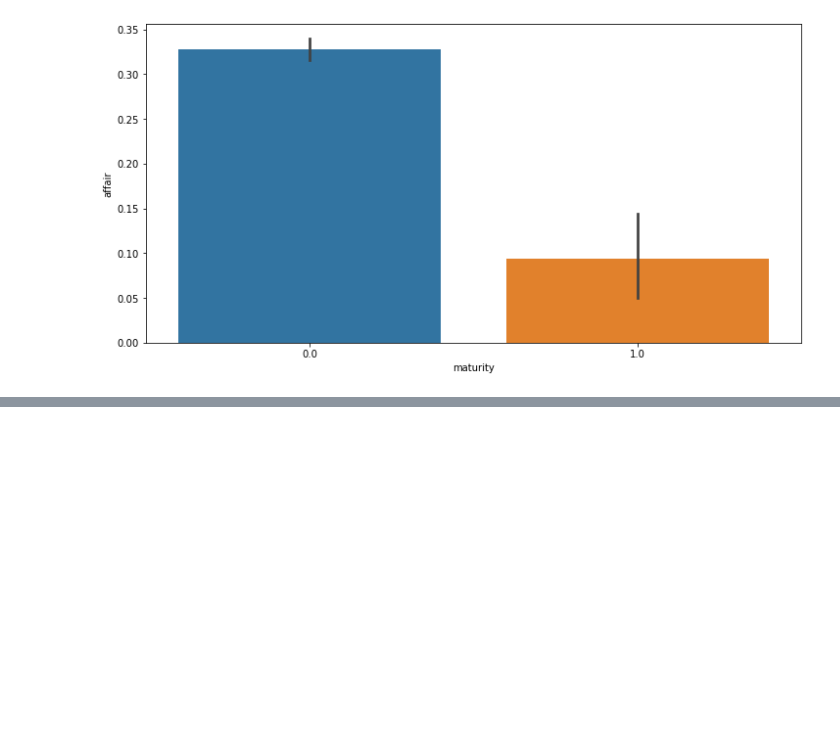
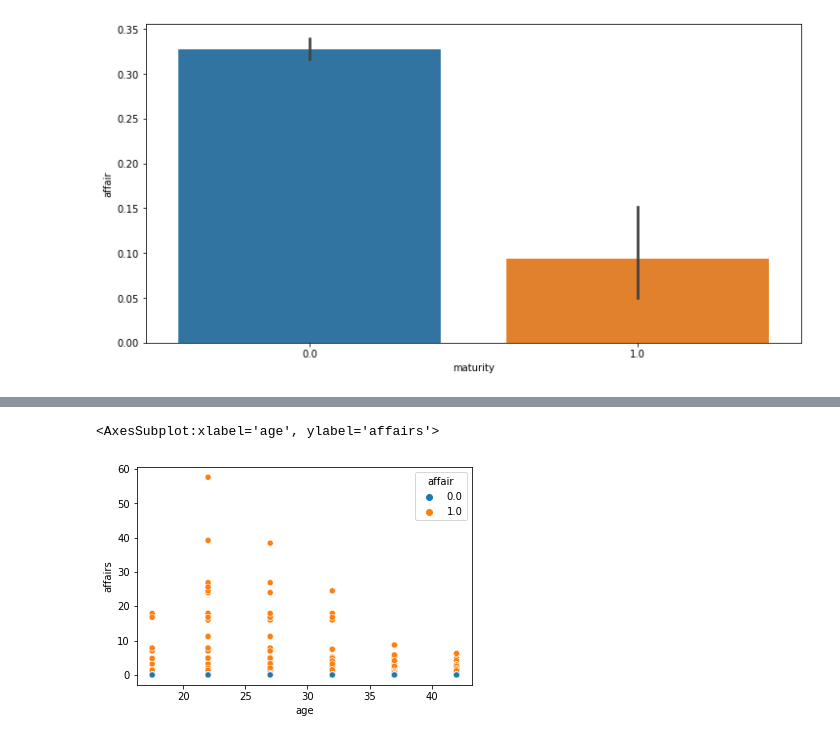
Before and after one commit to KrishnaDesai16/ML-DL, a Jupyter notebook: logisticRegressionAssignemnt/AffiarPrediction.ipynb, the cells around one changed output, grey strips where cells are left out. Saved outputs shown, nothing was run; the diff lists cells and outputs as text; code cells hidden in the pictures; blank space fills up the shorter version.

```diff
--- a/logisticRegressionAssignemnt/AffiarPrediction.ipynb
+++ b/logisticRegressionAssignemnt/AffiarPrediction.ipynb
@@ -220,0 +239,5 @@ sb.barplot(data['maturity'],data['affair'])
+# %%
+sb.scatterplot(data['age'],data['affairs'],hue=data['affair'])
+# %% [output]
+<AxesSubplot:xlabel='age', ylabel='affairs'>
+[figure, added]
```
Also changed, not shown: parts of 27 cells of this notebook.
